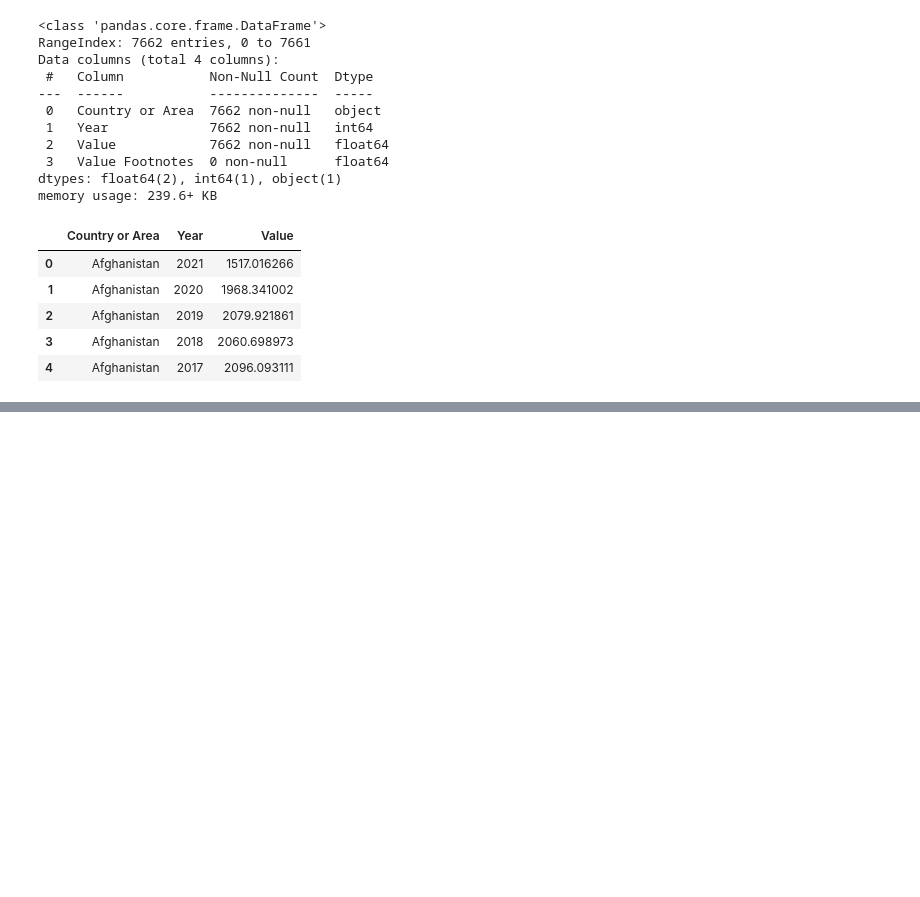
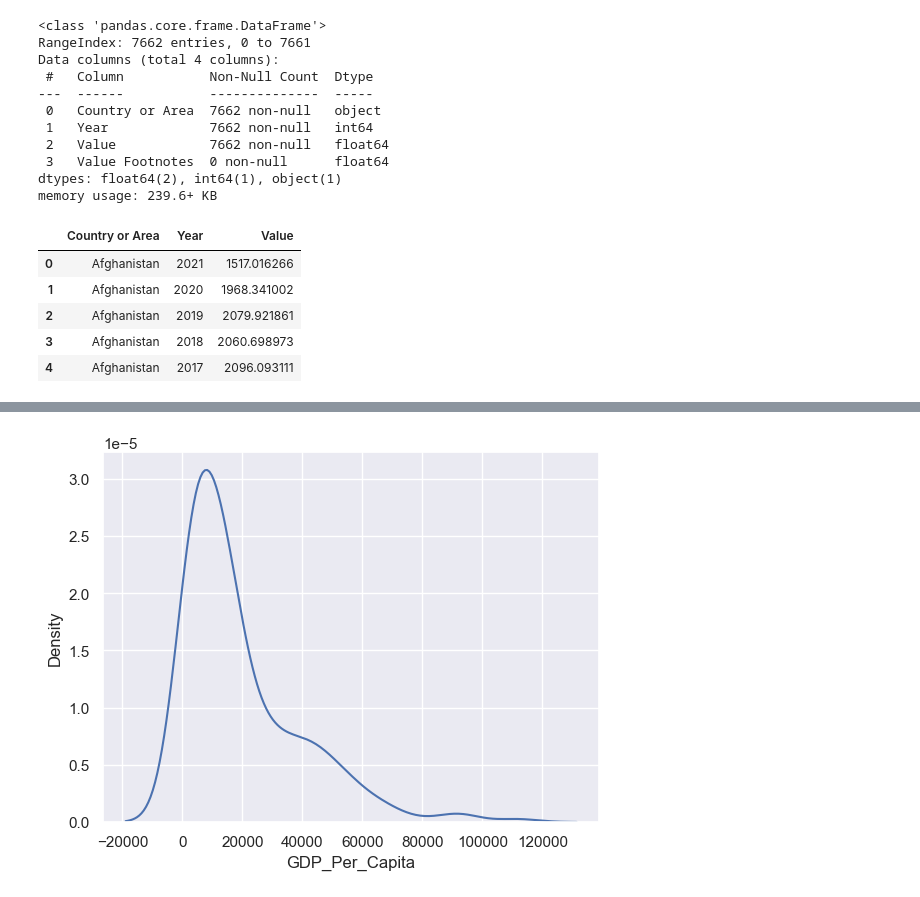
Before and after one commit to NSS-Data-Analytics-Cohort-12/un-python-shipster86, a Jupyter notebook: notebooks/un_project.ipynb, the cells around one changed output, grey strips where cells are left out. Saved outputs shown, nothing was run; the diff lists cells and outputs as text; code cells hidden in the pictures; blank space fills up the shorter version.

```diff
--- a/notebooks/un_project.ipynb
+++ b/notebooks/un_project.ipynb
@@ -108,0 +145,9 @@ gdp_df[gdp_df["GDP_Per_Capita"] > 0]
+# %%
+sns.set_theme(style="darkgrid")
+
+
+# Make default density plot
+sns.kdeplot(gdp_df2020['GDP_Per_Capita'])
+plt.show()
+# %% [output]
+[figure, added]
```
Also changed, not shown: parts of 39 cells of this notebook.
